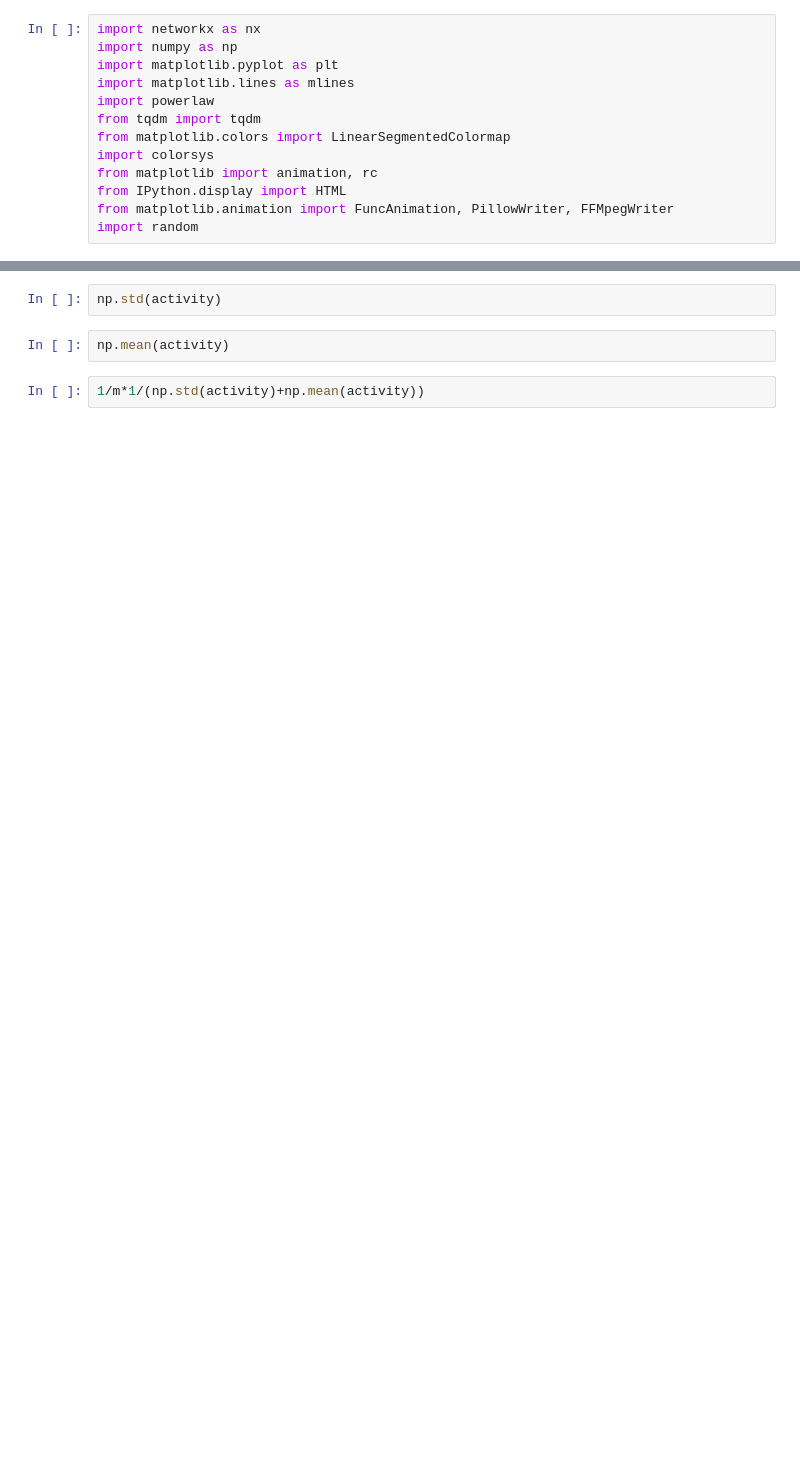
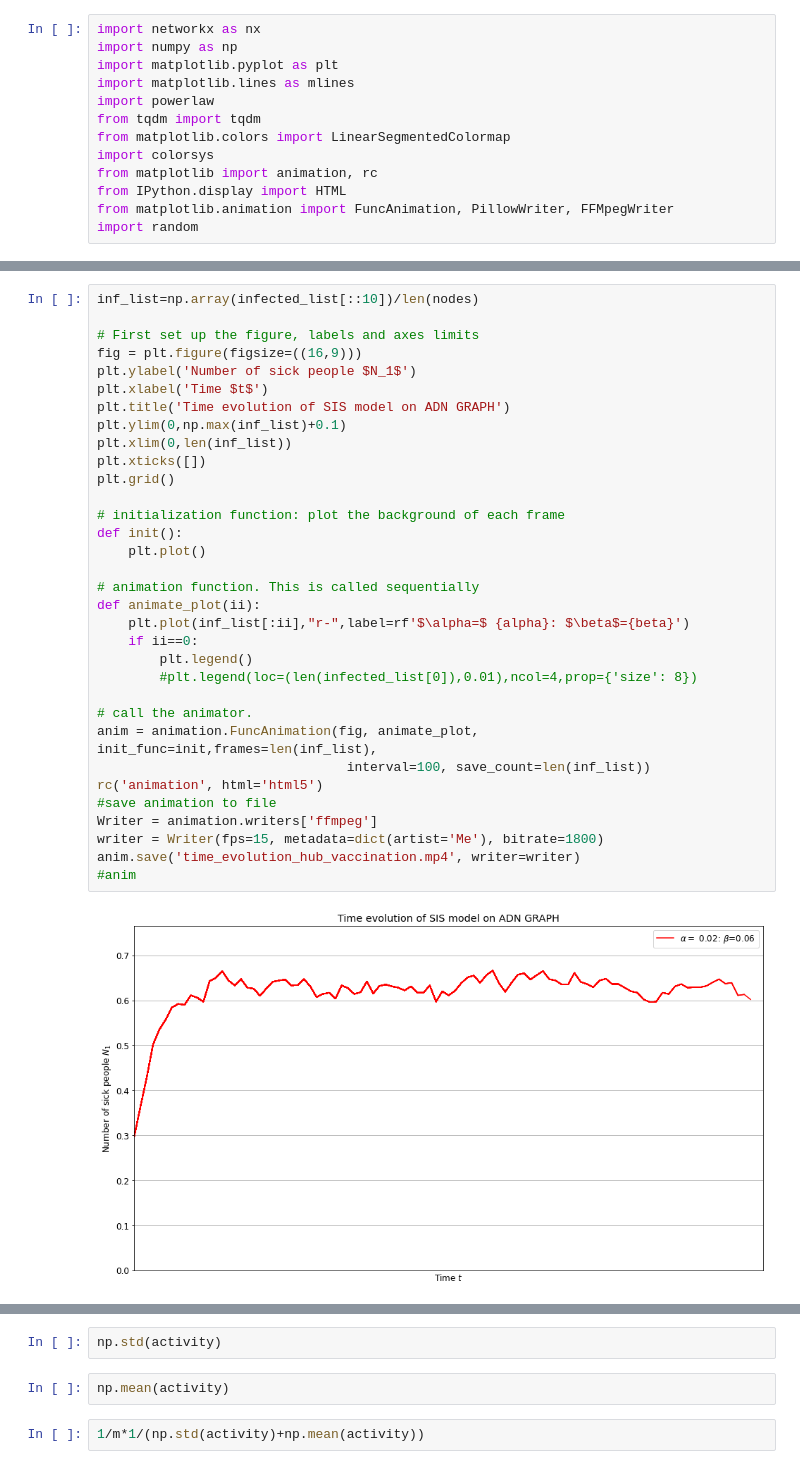
Before and after one commit to MateuszS312/ADN_complex_network, a Jupyter notebook: ADN_complex_network.ipynb, the cells around one changed output, grey strips where cells are left out. Saved outputs shown, nothing was run; the diff lists cells and outputs as text; blank space fills up the shorter version.

```diff
--- a/ADN_complex_network.ipynb
+++ b/ADN_complex_network.ipynb
@@ -98,0 +130,35 @@ for ii in tqdm(range(max_iter)):
+# %%
+inf_list=np.array(infected_list[::10])/len(nodes)
+
+# First set up the figure, labels and axes limits
+fig = plt.figure(figsize=((16,9)))
+plt.ylabel('Number of sick people $N_1$')
+plt.xlabel('Time $t$')
+plt.title('Time evolution of SIS model on ADN GRAPH')
+plt.ylim(0,np.max(inf_list)+0.1)
+plt.xlim(0,len(inf_list))
+plt.xticks([])
+plt.grid()
+
+# initialization function: plot the background of each frame
+def init():
+    plt.plot()
+
+# animation function. This is called sequentially
+def animate_plot(ii):
+    plt.plot(inf_list[:ii],"r-",label=rf'$\alpha=$ {alpha}: $\beta$={beta}')
+    if ii==0:
+        plt.legend()
+        #plt.legend(loc=(len(infected_list[0]),0.01),ncol=4,prop={'size': 8})
+
+# call the animator.
+anim = animation.FuncAnimation(fig, animate_plot, init_func=init,frames=len(inf_list),
+                                interval=100, save_count=len(inf_list))
+rc('animation', html='html5')
+#save animation to file
+Writer = animation.writers['ffmpeg']
+writer = Writer(fps=15, metadata=dict(artist='Me'), bitrate=1800)
+anim.save('time_evolution_hub_vaccination.mp4', writer=writer)
+#anim
+# %% [output]
+[figure, added]
```
Also changed, not shown: parts of 22 cells of this notebook, 3 other files.
